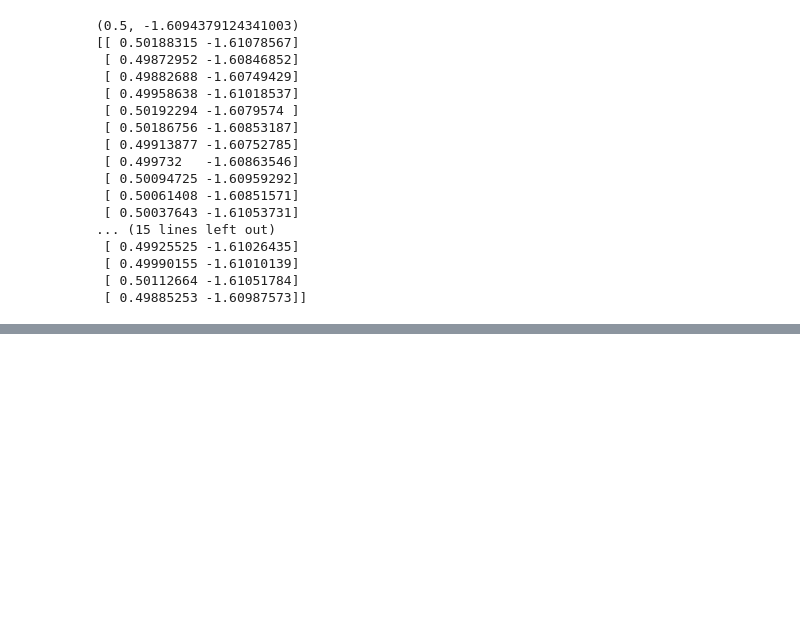
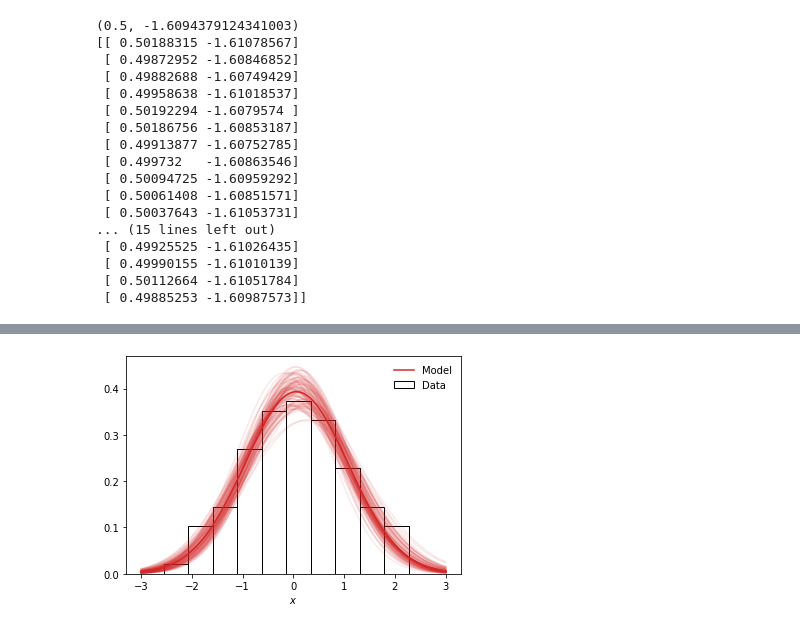
Before and after one commit to m4ese/astroResearchMethods, a Jupyter notebook: Peter file.ipynb, the cells around one changed output, grey strips where cells are left out. Cells and saved outputs as stored; diff of their text form; code cells hidden in the pictures; blank space fills up the shorter version.

```diff
--- a/Peter file.ipynb
+++ b/Peter file.ipynb
@@ -83,0 +115,17 @@ print(pos)
+# %%
+x = np.linspace(-3,3,100)
+plt.hist(D, bins=10, density=True, label='Data', fc='None', ec='k')
+
+# take mean of samples as a valid guess for the most like model
+params = flat_samples[:,0].mean(), np.exp(flat_samples[:,1].mean())
+plt.plot(x, scipy.stats.norm.pdf(x, *params), label='Model', color='tab:red')
+
+# plot random draw from the posterior chain as PPD
+for k,i in enumerate(np.random.randint(0, high=len(flat_samples), size=100)):
+    mu, sigma = flat_samples[i][0], np.exp(flat_samples[i][1])
+    plt.plot(x, scipy.stats.norm.pdf(x, mu,sigma), c='tab:red', alpha=0.1)
+
+plt.xlabel('$x$');
+plt.legend(frameon=False);
+# %% [output]
+[figure, added]
```
Also changed, not shown: parts of 4 cells of this notebook.
